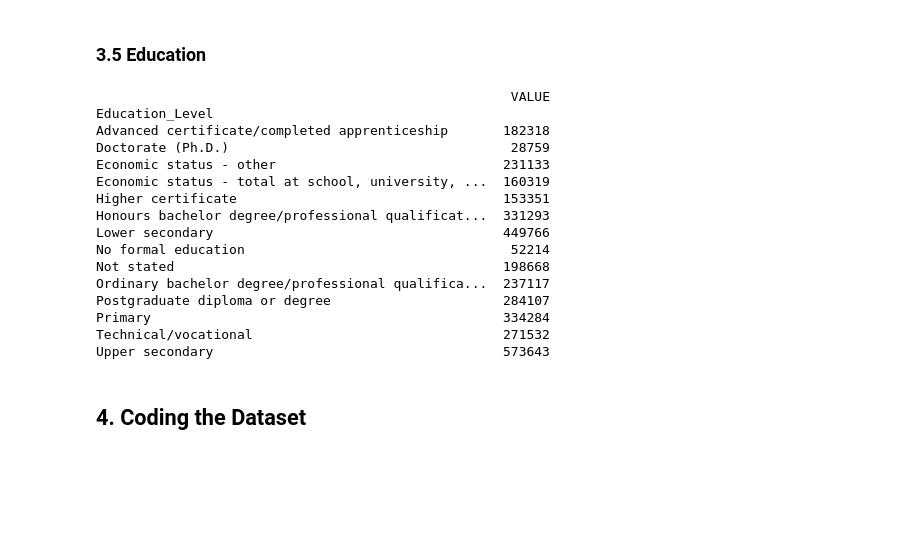
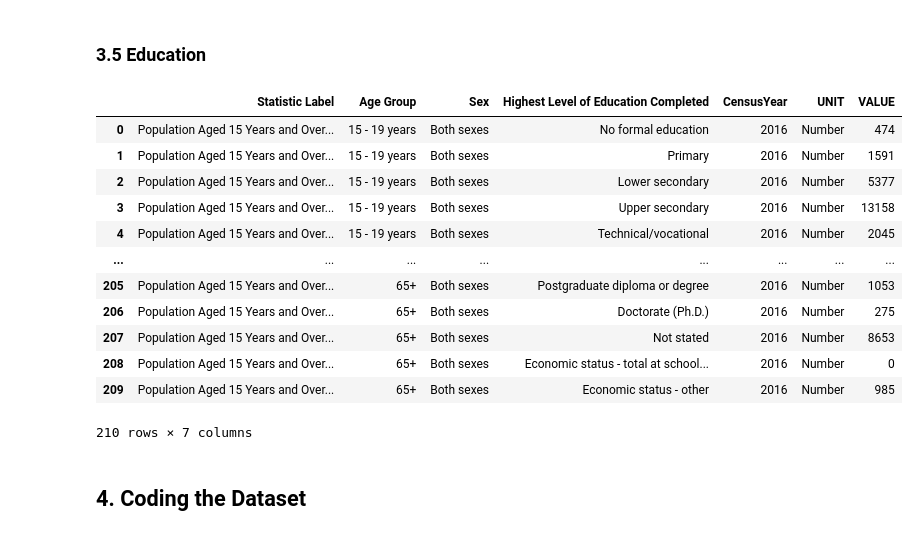
Before and after one commit to Scunnies/PfDA_Assignment, a Jupyter notebook: PfDA_Assignment.ipynb, the cells around one changed output. Cells and saved outputs as stored; diff of their text form; code cells hidden in the pictures; blank space fills up the shorter version.

Commit message:
education variable

```diff
--- a/PfDA_Assignment.ipynb
+++ b/PfDA_Assignment.ipynb
@@ -143,25 +143,23 @@ Social_Class = np.random.choice(["Professional_Workers", "Managerial_Technical",
 ### 3.5 Education
 # %%
 edu = pd.read_csv('2016CensusEducation.csv')
-ed_lev = edu.groupby('Education_Level').sum('Value')
-print(ed_lev)
+
+#tidy up relevant column titles
+edu.rename({'Age Group':'Age', 'Highest Level of Education Completed':'Education', 'VALUE':'Value'}, axis='columns')
 # %% [output]
+|  | Statistic Label | Age Group | Sex | Highest Level of Education Completed | CensusYear | UNIT | VALUE |
+| 0 | Population Aged 15 Years and Over... | 15 - 19 years | Both sexes | No formal education | 2016 | Number | 474 |
+| 1 | Population Aged 15 Years and Over... | 15 - 19 years | Both sexes | Primary | 2016 | Number | 1591 |
+| 2 | Population Aged 15 Years and Over... | 15 - 19 years | Both sexes | Lower secondary | 2016 | Number | 5377 |
+| 3 | Population Aged 15 Years and Over... | 15 - 19 years | Both sexes | Upper secondary | 2016 | Number | 13158 |
+| 4 | Population Aged 15 Years and Over... | 15 - 19 years | Both sexes | Technical/vocational | 2016 | Number | 2045 |
+| ... | ... | ... | ... | ... | ... | ... | ... |
+| 205 | Population Aged 15 Years and Over... | 65+ | Both sexes | Postgraduate diploma or degree | 2016 | Number | 1053 |
+| 206 | Population Aged 15 Years and Over... | 65+ | Both sexes | Doctorate (Ph.D.) | 2016 | Number | 275 |
+| 207 | Population Aged 15 Years and Over... | 65+ | Both sexes | Not stated | 2016 | Number | 8653 |
+| 208 | Population Aged 15 Years and Over... | 65+ | Both sexes | Economic status - total at school... | 2016 | Number | 0 |
+| 209 | Population Aged 15 Years and Over... | 65+ | Both sexes | Economic status - other | 2016 | Number | 985 |
-                                                     VALUE
-Education_Level
-Advanced certificate/completed apprenticeship       182318
-Doctorate (Ph.D.)                                    28759
-Economic status - other                             231133
-Economic status - total at school, university, ...  160319
-Higher certificate                                  153351
-Honours bachelor degree/professional qualificat...  331293
-Lower secondary                                     449766
-No formal education                                  52214
-Not stated                                          198668
-Ordinary bachelor degree/professional qualifica...  237117
-Postgraduate diploma or degree                      284107
-Primary                                             334284
-Technical/vocational                                271532
-Upper secondary                                     573643
+210 rows × 7 columns
 # %% [markdown]
 ## 4. Coding the Dataset  <a class="anchor" id="dataset"></a>
 # %%
```
Also changed, not shown: parts of 2 cells of this notebook, 1 other file.
